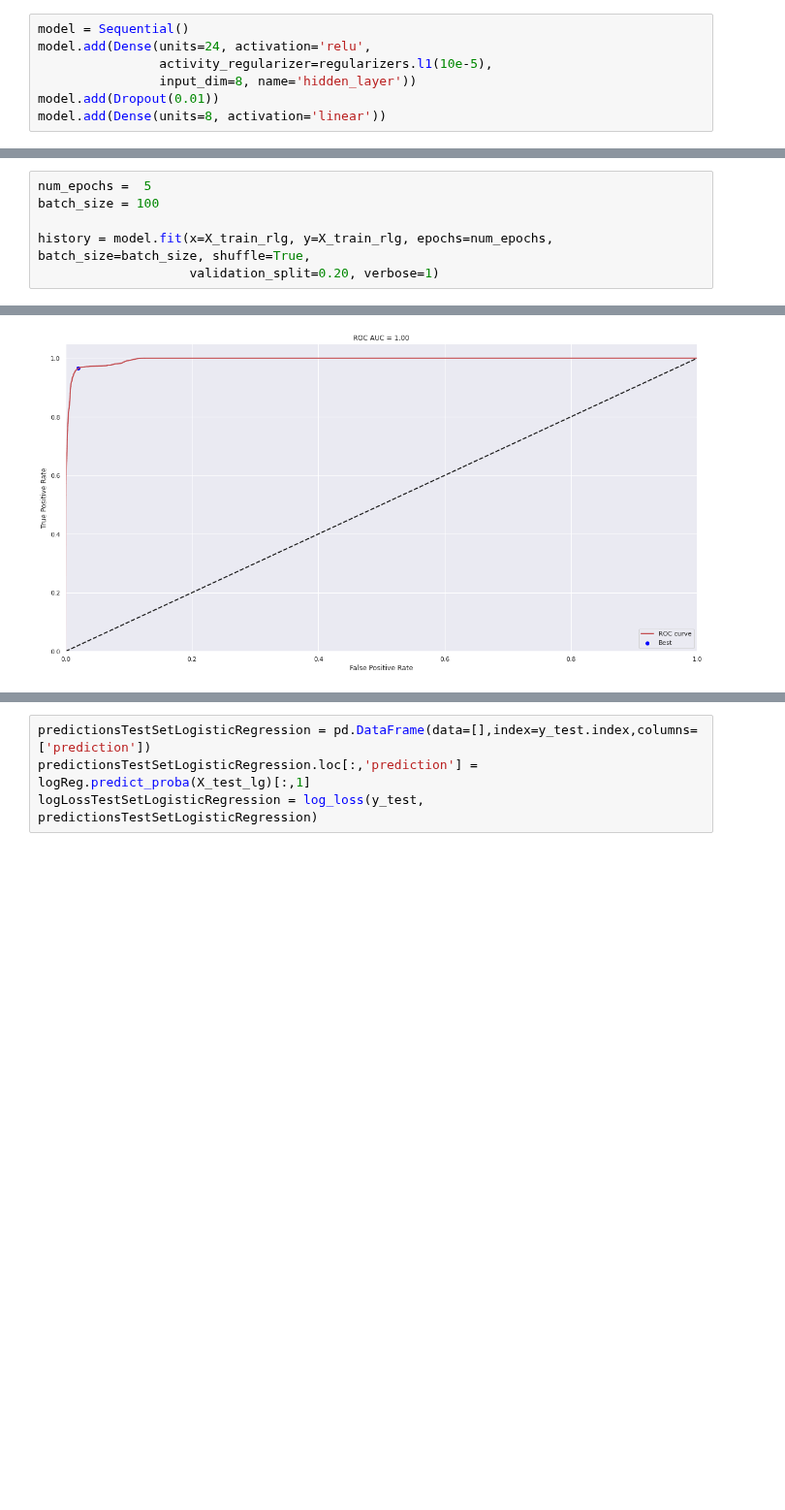
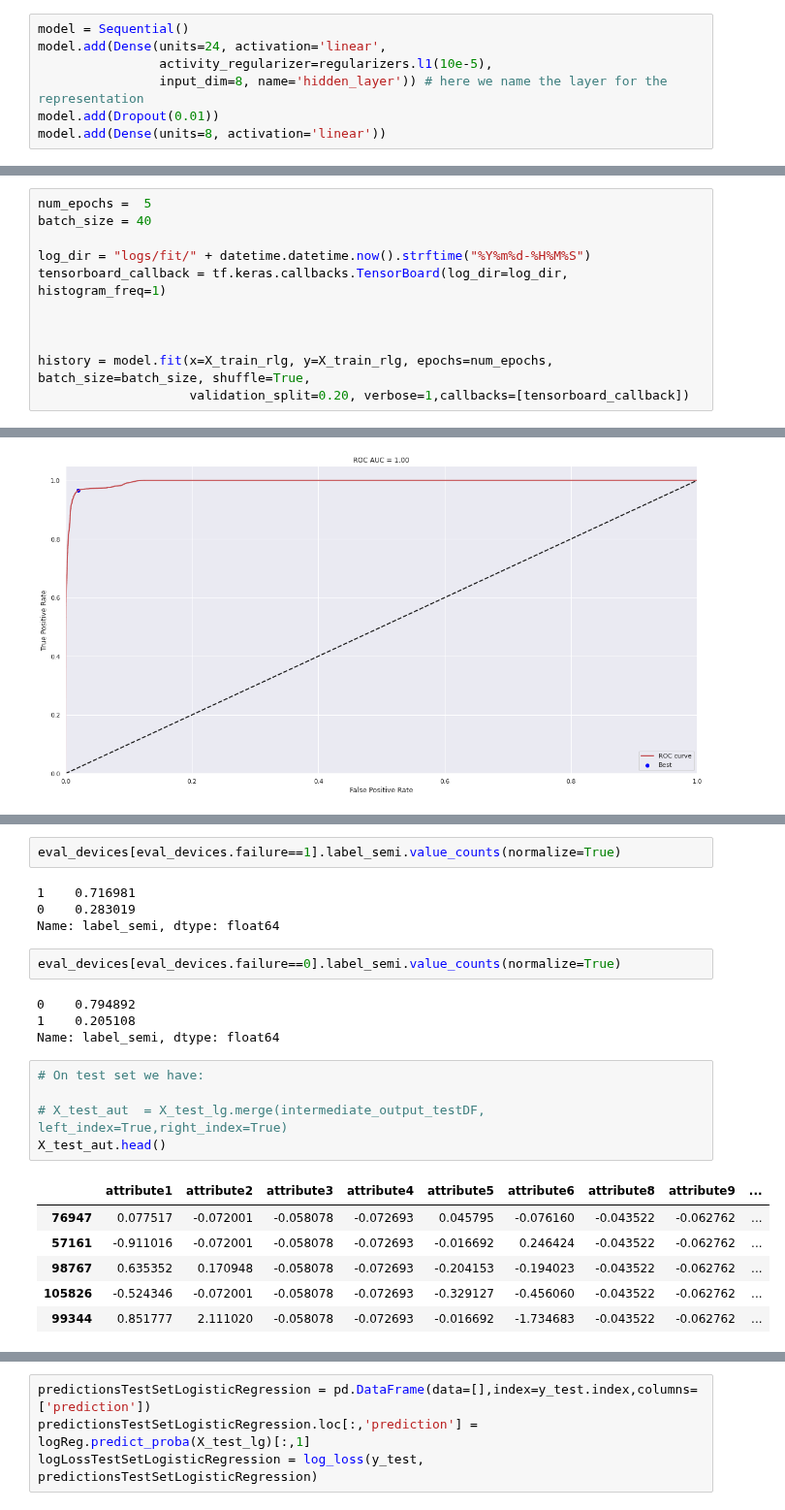
Before and after one commit to qSergio/rare_anomaly, a Jupyter notebook: device_failure_classifiers/Work Sample.ipynb, the cells around one changed output, grey strips where cells are left out. Shown at 97% size. Cells and saved outputs as stored; diff of their text form; blank space fills up the shorter version.

```diff
--- a/device_failure_classifiers/Work Sample.ipynb
+++ b/device_failure_classifiers/Work Sample.ipynb
@@ -1321,8 +1339,8 @@ This is an example of a semi-supervised learning approach.
 # %%
 model = Sequential()
-model.add(Dense(units=24, activation='relu',
+model.add(Dense(units=24, activation='linear',
                 activity_regularizer=regularizers.l1(10e-5),
-                input_dim=8, name='hidden_layer'))
+                input_dim=8, name='hidden_layer')) # here we name the layer for the representation
 model.add(Dropout(0.01))
 model.add(Dense(units=8, activation='linear'))
 # %%
@@ -1330,8 +1350,13 @@ model.compile(optimizer='adam', loss='mean_squared_error', metrics=['accuracy'])
 # %%
 num_epochs =  5
-batch_size = 100
+batch_size = 40
+
+log_dir = "logs/fit/" + datetime.datetime.now().strftime("%Y%m%d-%H%M%S")
+tensorboard_callback = tf.keras.callbacks.TensorBoard(log_dir=log_dir, histogram_freq=1)
+
+
 
 history = model.fit(x=X_train_rlg, y=X_train_rlg, epochs=num_epochs, batch_size=batch_size, shuffle=True,
-                    validation_split=0.20, verbose=1)
+                    validation_split=0.20, verbose=1,callbacks=[tensorboard_callback])
 # %% [output]
 Epoch 1/5
@@ -1442,0 +1536,24 @@ print(f'{round(precision,4)}')
+# %%
+eval_devices[eval_devices.failure==1].label_semi.value_counts(normalize=True)
+# %% [output]
+1    0.716981
+0    0.283019
+Name: label_semi, dtype: float64
+# %%
+eval_devices[eval_devices.failure==0].label_semi.value_counts(normalize=True)
+# %% [output]
+0    0.794892
+1    0.205108
+Name: label_semi, dtype: float64
+# %%
+# On test set we have:
+
+# X_test_aut  = X_test_lg.merge(intermediate_output_testDF, left_index=True,right_index=True)
+X_test_aut.head()
+# %% [output]
+|  | attribute1 | attribute2 | attribute3 | attribute4 | attribute5 | attribute6 | attribute8 | attribute9 | ... |
+| 76947 | 0.077517 | -0.072001 | -0.058078 | -0.072693 | 0.045795 | -0.076160 | -0.043522 | -0.062762 | ... |
+| 57161 | -0.911016 | -0.072001 | -0.058078 | -0.072693 | -0.016692 | 0.246424 | -0.043522 | -0.062762 | ... |
+| 98767 | 0.635352 | 0.170948 | -0.058078 | -0.072693 | -0.204153 | -0.194023 | -0.043522 | -0.062762 | ... |
+| 105826 | -0.524346 | -0.072001 | -0.058078 | -0.072693 | -0.329127 | -0.456060 | -0.043522 | -0.062762 | ... |
+| 99344 | 0.851777 | 2.111020 | -0.058078 | -0.072693 | -0.016692 | -1.734683 | -0.043522 | -0.062762 | ... |
```
Also changed, not shown: parts of 63 cells of this notebook.
